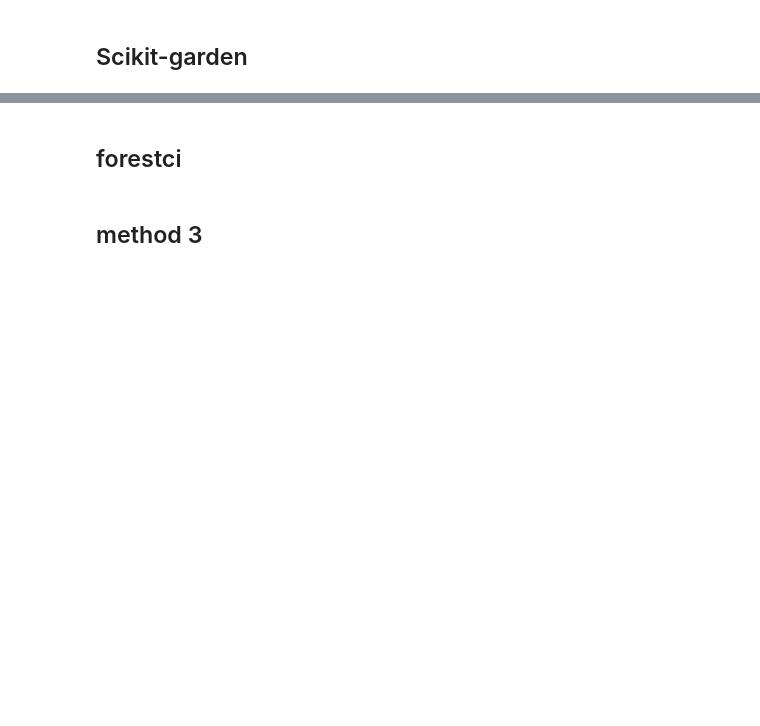
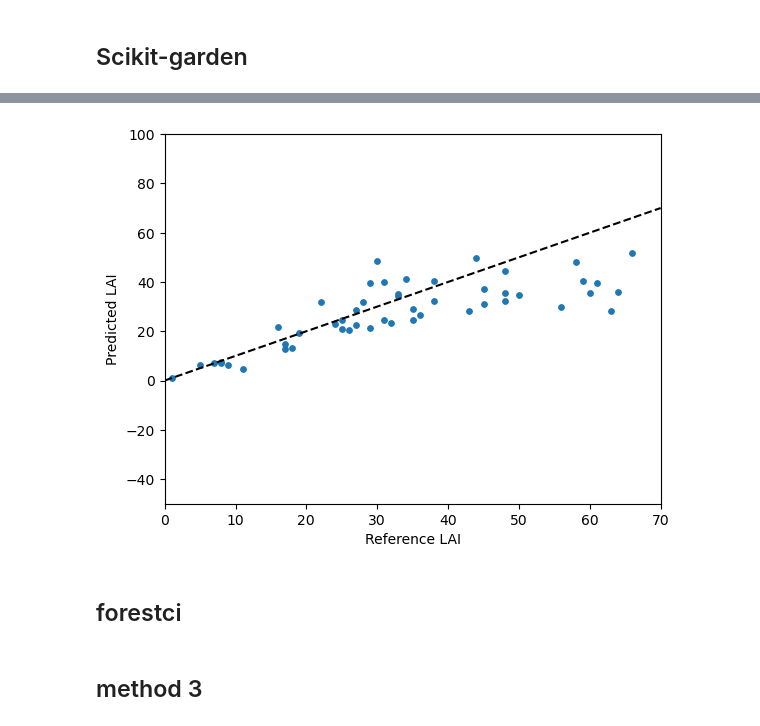
Before and after one commit to watermelonxx/WorkTerm-Winter2023, a Jupyter notebook: Tools/QunatileRegression.ipynb, the cells around one changed output, grey strips where cells are left out. Saved outputs shown, nothing was run; the diff lists cells and outputs as text; code cells hidden in the pictures; blank space fills up the shorter version.

```diff
--- a/Tools/QunatileRegression.ipynb
+++ b/Tools/QunatileRegression.ipynb
@@ -73,3 +89,14 @@ lower -= mean
+# %%
+y_hat = rf.predict(X_test)
+plt.scatter(y_test, y_hat, s=15)
+plt.plot([0, 70], [0, 70], 'k--')
+plt.xlabel("Reference LAI")
+plt.ylabel("Predicted LAI")
+plt.xlim([0, 70])
+plt.ylim([-50, 100])
+plt.show()
+# %% [output]
+[figure, added]
 # %%
 print(upper[0])
 # %%
```
Also changed, not shown: parts of 10 cells of this notebook.
